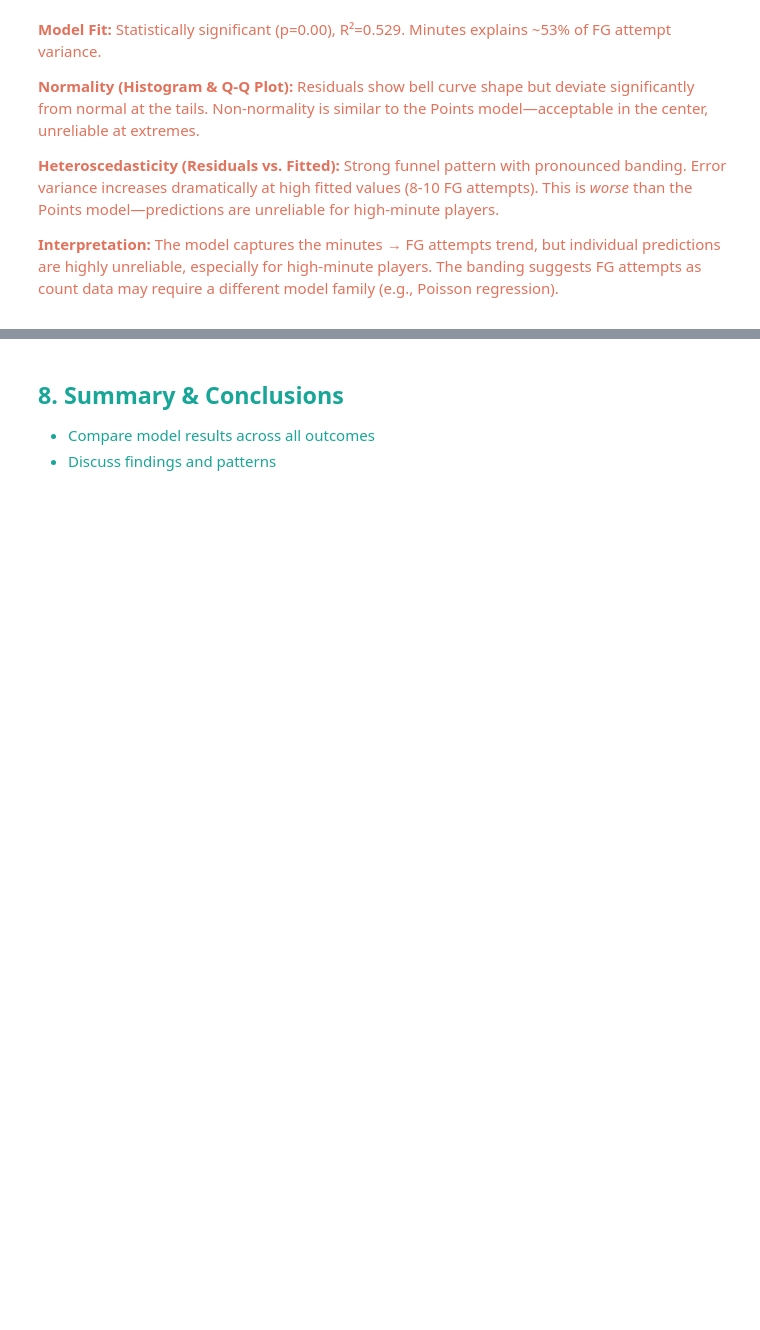
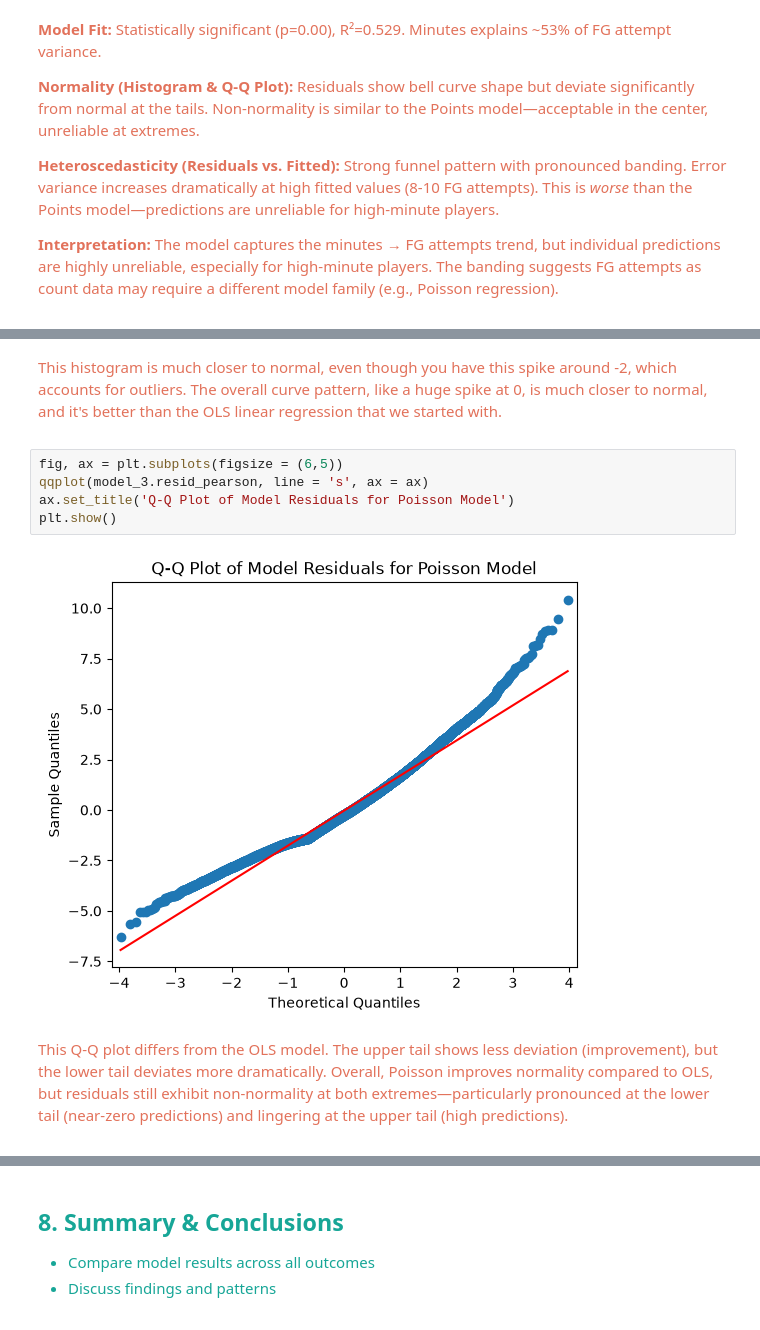
Before and after one commit to awomann/nba-prediction, a Jupyter notebook: NBA_Predictive_Analytics.ipynb, the cells around one changed output, grey strips where cells are left out. Saved outputs shown, nothing was run; the diff lists cells and outputs as text; blank space fills up the shorter version.

```diff
--- a/NBA_Predictive_Analytics.ipynb
+++ b/NBA_Predictive_Analytics.ipynb
@@ -1002,0 +1084,19 @@ plt.show()
+# %% [markdown]
+<span style="color:#E2725B">
+
+This histogram is much closer to normal, even though you have this spike around -2, which accounts for outliers. The overall curve pattern, like a huge spike at 0, is much closer to normal, and it's better than the OLS linear regression that we started with.
+
+</span>
+# %%
+fig, ax = plt.subplots(figsize = (6,5))
+qqplot(model_3.resid_pearson, line = 's', ax = ax)
+ax.set_title('Q-Q Plot of Model Residuals for Poisson Model')
+plt.show()
+# %% [output]
+[figure, added]
+# %% [markdown]
+<span style="color:#E2725B">
+
+This Q-Q plot differs from the OLS model. The upper tail shows less deviation (improvement), but the lower tail deviates more dramatically. Overall, Poisson improves normality compared to OLS, but residuals still exhibit non-normality at both extremes—particularly pronounced at the lower tail (near-zero predictions) and lingering at the upper tail (high predictions).
+
+</span>
```
Also changed, not shown: parts of 18 cells of this notebook.
